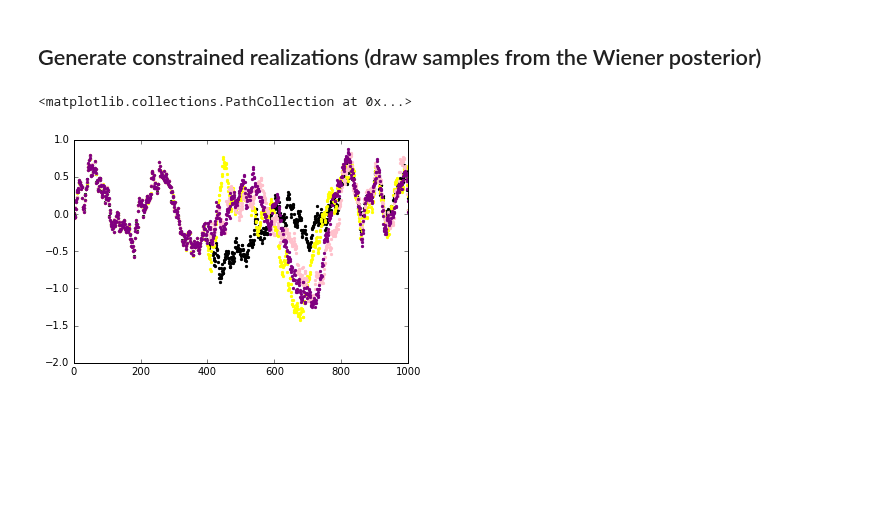
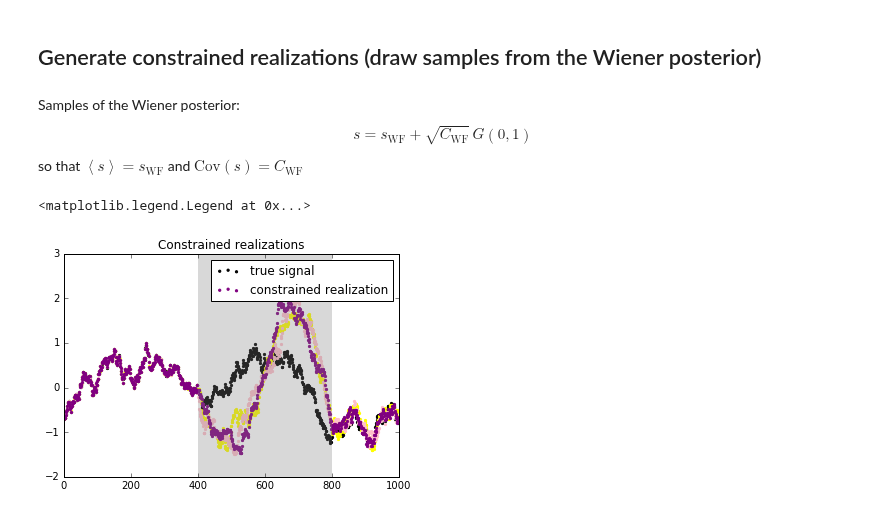
Before and after one commit to florent-leclercq/Bayes_InfoTheory, a Jupyter notebook: WienerFilter.ipynb, the cells around one changed output. Saved outputs shown, nothing was run; the diff lists cells and outputs as text; code cells hidden in the pictures; blank space fills up the shorter version.

```diff
--- a/WienerFilter.ipynb
+++ b/WienerFilter.ipynb
@@ -83,4 +127,5 @@ plt.scatter(np.arange(n),mask*v,marker='.',color='blue')
 # %%
-M=np.identity(n)+sqrtsignalcovarPix.dot(invnoisecovarmat).dot(sqrtsignalcovarPix)
+M=np.identity(N)+sqrtsignalcovarPix.dot(invnoisecovarmat).dot(sqrtsignalcovarPix)
 CovWF=sqrtsignalcovarPix.dot(np.linalg.inv(M)).dot(sqrtsignalcovarPix)
-sWF=CovWF.dot(invnoisecovarmat).dot(v).real
+CovWF=(CovWF+CovWF.T)/2
+sqrtCovWF=scipy.linalg.sqrtm(CovWF)
@@ -96 +151,3 @@ plt.matshow(sqrtCovWf.real, cmap='RdBu')
+# %%
+sWF=CovWF.dot(invnoisecovarmat).dot(d).real
 # %%
@@ -103,15 +164,32 @@ plt.scatter(np.arange(n),sWF,marker='.',color='red')
 # %% [markdown]
 ## Generate constrained realizations (draw samples from the Wiener posterior)
+# %%
+%%latex
+Samples of the Wiener posterior:
+\begin{equation}
+s=s_\mathrm{WF}+\sqrt{C_\mathrm{WF}} \, G(0,1)
+\end{equation}
+so that $\left\langle s \right\rangle = s_\mathrm{WF}$ and $\mathrm{Cov}(s) = C_\mathrm{WF}$
+# %% [output]
+Samples of the Wiener posterior:
+\begin{equation}
+s=s_\mathrm{WF}+\sqrt{C_\mathrm{WF}} \, G(0,1)
+\end{equation}
+so that $\left\langle s \right\rangle = s_\mathrm{WF}$ and $\mathrm{Cov}(s) = C_\mathrm{WF}$
 # %%
-cr1=sqrtCovWf.dot(np.random.normal(0.,1.,1000))+sWF
-cr2=sqrtCovWf.dot(np.random.normal(0.,1.,1000))+sWF
-cr3=sqrtCovWf.dot(np.random.normal(0.,1.,1000))+sWF
+cr1=sqrtCovWF.dot(np.random.normal(0.,1.,1000)).real+sWF
+cr2=sqrtCovWF.dot(np.random.normal(0.,1.,1000)).real+sWF
+cr3=sqrtCovWF.dot(np.random.normal(0.,1.,1000)).real+sWF
 # %%
-plt.xlim(0.,1000.)
-plt.scatter(np.arange(n),trues,marker='.',color='black')
-plt.scatter(np.arange(n),cr1,marker='.',color='yellow')
-plt.scatter(np.arange(n),cr2,marker='.',color='pink')
-plt.scatter(np.arange(n),cr3,marker='.',color='purple')
+plt.xlim(0,N)
+plt.ylim(-2,3)
+plt.scatter(np.arange(N),s,marker='.',color='black',label="true signal")
+plt.scatter(np.arange(N),cr1,marker='.',color='yellow')
+plt.scatter(np.arange(N),cr2,marker='.',color='pink')
+plt.scatter(np.arange(N),cr3,marker='.',color='purple',label="constrained realization")
+plt.fill_between([400,800],-2,3,facecolor='grey',alpha=0.3, linewidth=0.)
+plt.title("Constrained realizations")
+plt.legend(loc='best')
 # %% [output]
-<matplotlib.collections.PathCollection at 0x...>
+<matplotlib.legend.Legend at 0x...>
-[figure, old version]
+[figure, new version]
```
Also changed, not shown: parts of 21 cells of this notebook, 1 other file.
